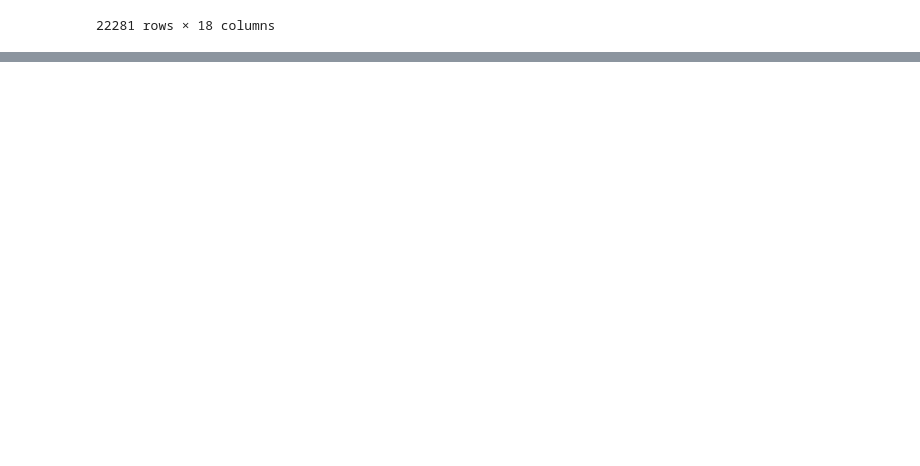
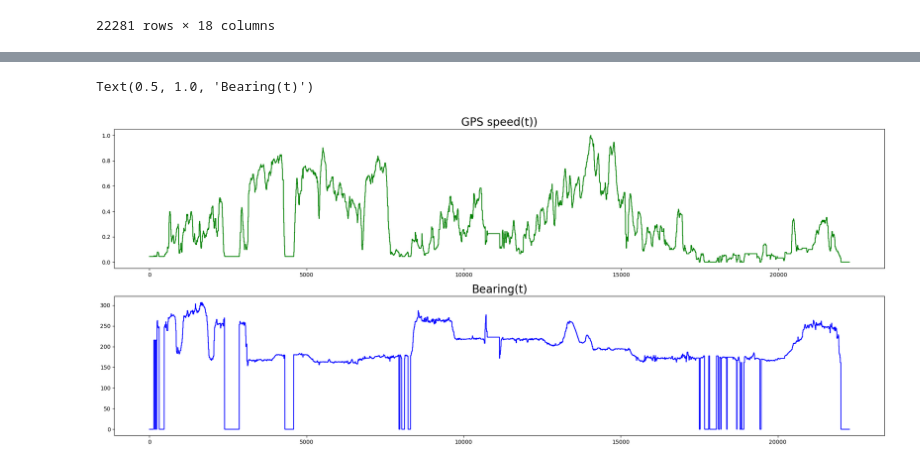
Before and after one commit to 1mm0rTaLzzz/SNAR_HW3_Kalman, a Jupyter notebook: HW3Kalman.ipynb, the cells around one changed output, grey strips where cells are left out. Drawn from its saved outputs; the diff is of its cells as text; code cells hidden in the pictures; blank space fills up the shorter version.

```diff
--- a/HW3Kalman.ipynb
+++ b/HW3Kalman.ipynb
@@ -51,0 +108,23 @@ mymap
+# %%
+time_GPS = df.iloc[:, 0].values.tolist()
+speed_GPS = df.iloc[:, 16].values.tolist()
+bearing = df.iloc[:, 7].values.tolist()
+# %%
+time_GPS = [x[11:19] for x in time_GPS]
+# %%
+speed_GPS = [x for x in speed_GPS if all(c.isdigit() or c == '.' for c in x)]
+# %%
+f=plt.figure()
+f.set_figwidth(25)
+f.set_figheight(10)
+
+plt.subplot(211)
+plt.plot([i for i in range(len(speed_GPS))], speed_GPS_1[0,::,0],'g')
+plt.title('GPS speed(t))',fontsize=20)
+
+plt.subplot(212)
+plt.plot([i for i in range(len(time_GPS))],bearing,'b')
+plt.title('Bearing(t)', fontsize=20)
+# %% [output]
+Text(0.5, 1.0, 'Bearing(t)')
+[figure, added]
```
Also changed, not shown: parts of 17 cells of this notebook.
